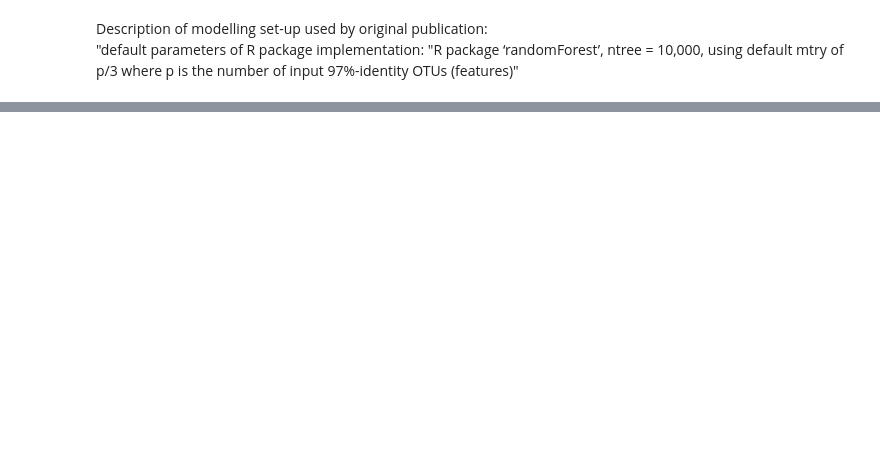
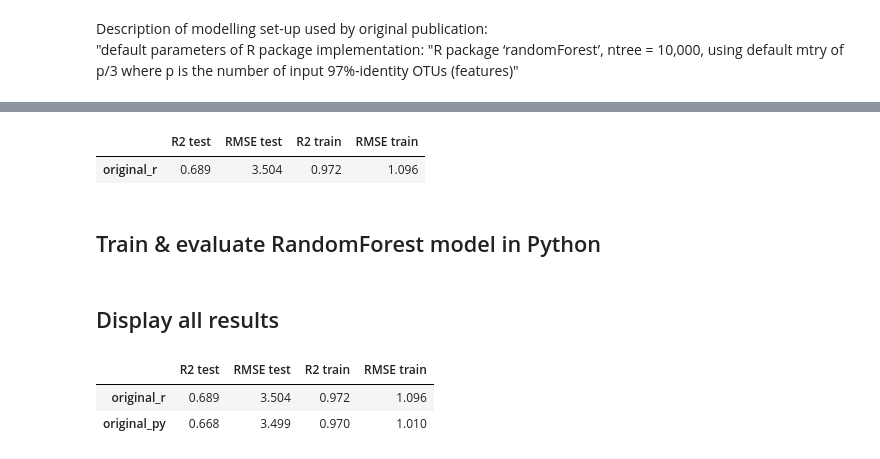
Before and after one commit to bokulich-publications/ritme_examples, a Jupyter notebook: use_cases/u1_amplicon_age_prediction/u1_n3_original_setup.ipynb, the cells around one changed output, grey strips where cells are left out. Cells and saved outputs as stored; diff of their text form; code cells hidden in the pictures; blank space fills up the shorter version.

```diff
--- a/use_cases/u1_amplicon_age_prediction/u1_n3_original_setup.ipynb
+++ b/use_cases/u1_amplicon_age_prediction/u1_n3_original_setup.ipynb
@@ -64,0 +122,55 @@ ListVector with 2 elements.
+# %%
+pd_results = pd.DataFrame(
+    {
+        "R2 test": [test_r2],
+        "RMSE test": [test_rmse],
+        "R2 train": [train_r2],
+        "RMSE train": [train_rmse],
+    }
+)
+pd_results.index = ["original_r"]
+pd_results = pd_results.round(3)
+pd_results
+# %% [output]
+|  | R2 test | RMSE test | R2 train | RMSE train |
+| original_r | 0.689 | 3.504 | 0.972 | 1.096 |
+# %% [markdown]
+## Train & evaluate RandomForest model in Python
+# %%
+# Train Random Forest regression model
+rf_model = RandomForestRegressor(
+    n_estimators=10000, max_features=round(p / 3), random_state=123, n_jobs=-1
+)
+rf_model.fit(train_predictors_rel, train_target)
+
+# Predictions on train + test
+train_preds = rf_model.predict(train_predictors_rel)
+test_preds = rf_model.predict(test_predictors_rel)
+
+# Calculate R² and RMSE for train and test data
+train_r2_py = r2_score(train_target, train_preds)
+train_rmse_py = root_mean_squared_error(train_target, train_preds)
+
+# Calculate R² and RMSE for testing data
+test_r2_py = r2_score(test_target, test_preds)
+test_rmse_py = root_mean_squared_error(test_target, test_preds)
+
+pd_results_py = pd.DataFrame(
+    {
+        "R2 test": [test_r2_py],
+        "RMSE test": [test_rmse_py],
+        "R2 train": [train_r2_py],
+        "RMSE train": [train_rmse_py],
+    }
+)
+pd_results_py.index = ["original_py"]
+# %% [markdown]
+## Display all results
+# %%
+pd_results = pd.concat([pd_results, pd_results_py])
+pd_results = pd_results.round(3)
+pd_results
+# %% [output]
+|  | R2 test | RMSE test | R2 train | RMSE train |
+| original_r | 0.689 | 3.504 | 0.972 | 1.096 |
+| original_py | 0.668 | 3.499 | 0.970 | 1.010 |
```
Also changed, not shown: parts of 16 cells of this notebook, 4 other files.
